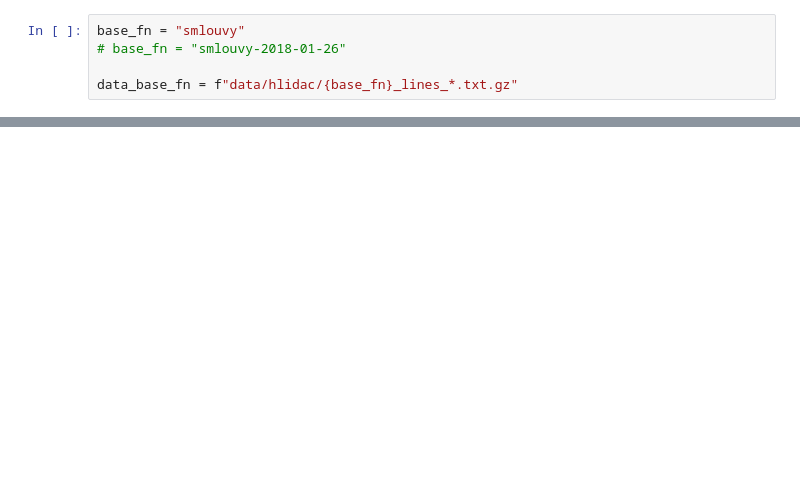
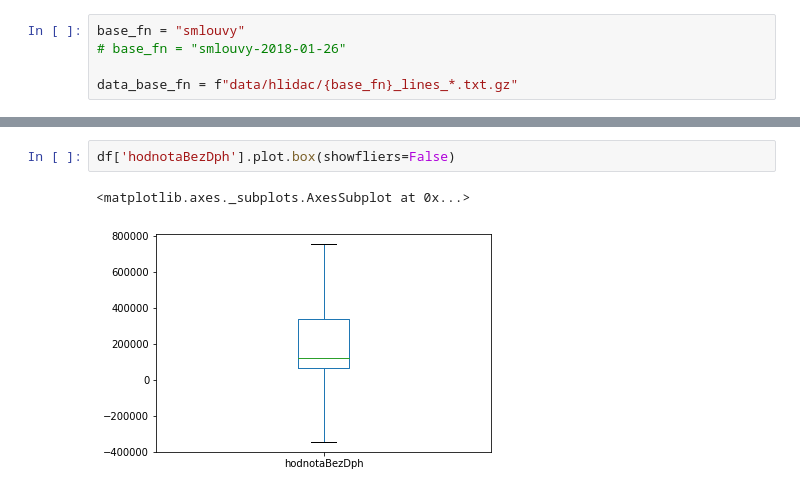
Before and after one commit to fsrajer/hlidac-statu-data-explore, a Jupyter notebook: explore.ipynb, the cells around one changed output, grey strips where cells are left out. Cells and saved outputs as stored; diff of their text form; blank space fills up the shorter version.

```diff
--- a/explore.ipynb
+++ b/explore.ipynb
@@ -31,0 +133,5 @@ df.nunique()
+# %%
+df['hodnotaBezDph'].plot.box(showfliers=False)
+# %% [output]
+<matplotlib.axes._subplots.AxesSubplot at 0x...>
+[figure, added]
```
Also changed, not shown: parts of 37 cells of this notebook.
